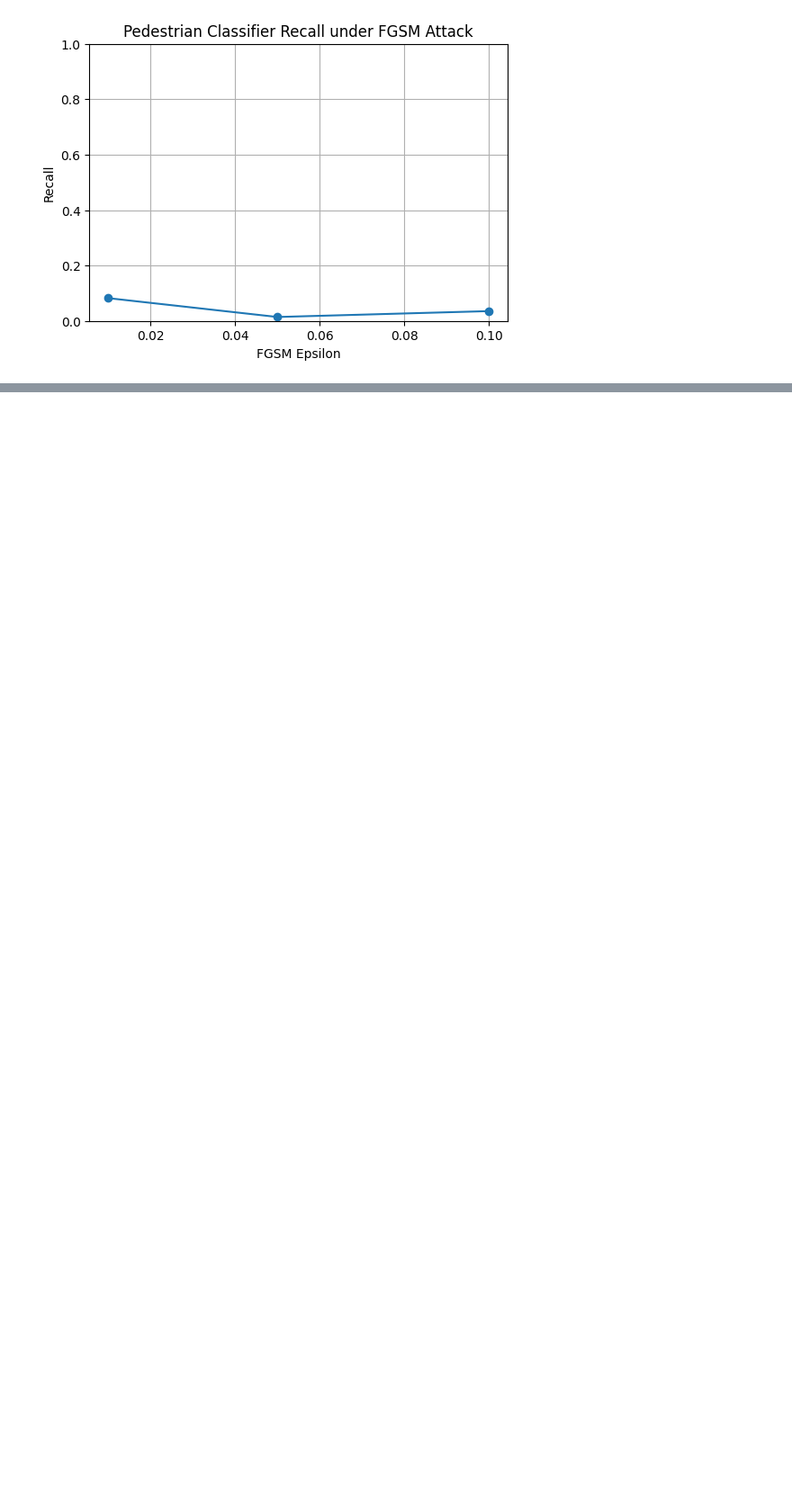
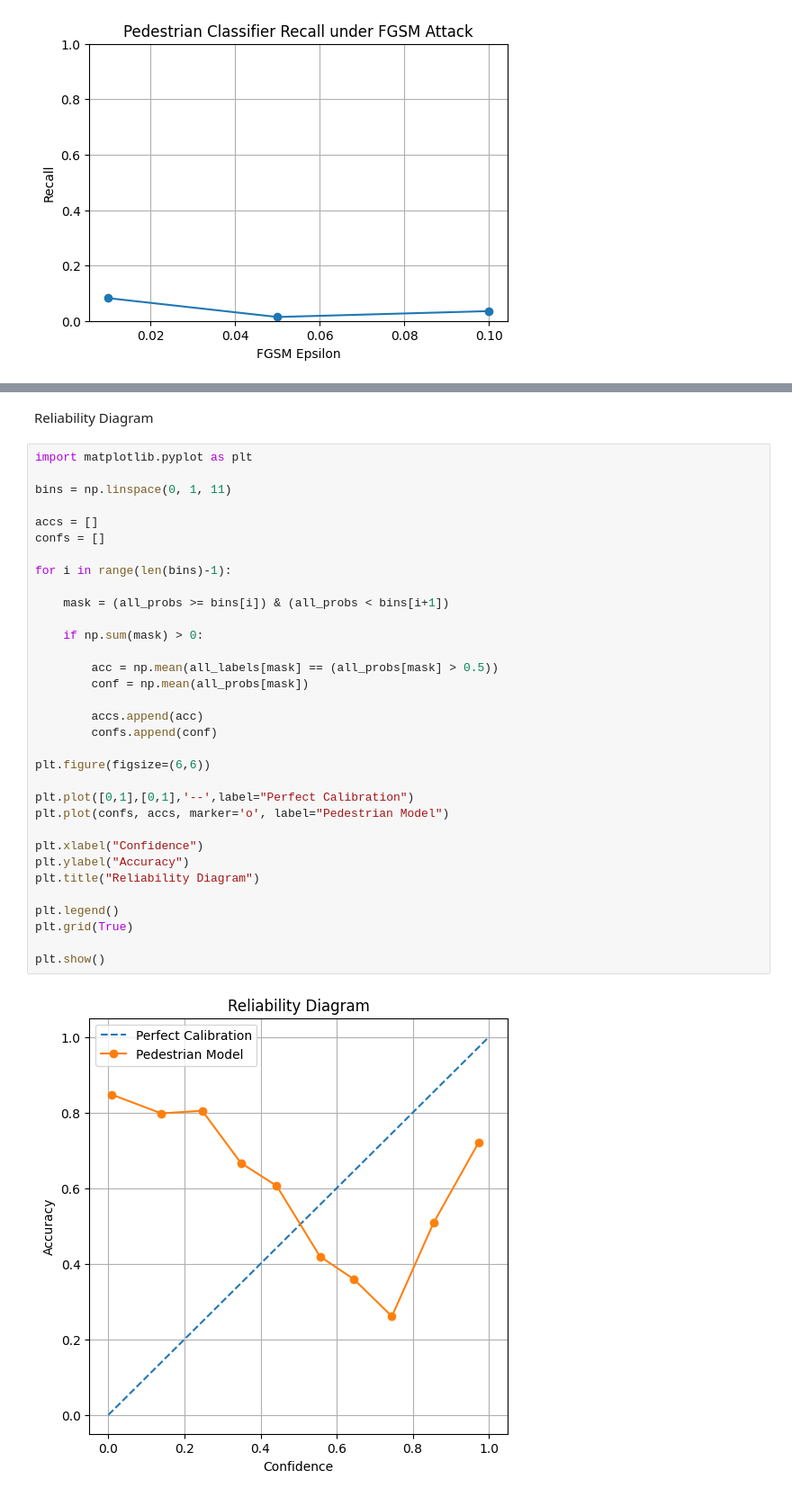
Before and after one commit to vinitdarji16/MLS-Exercise, a Jupyter notebook: MLS_Exercise8_pedestrian.ipynb, the cells around one changed output, grey strips where cells are left out. Shown at 90% size. Cells and saved outputs as stored; diff of their text form; blank space fills up the shorter version.

Commit message:
pedestrian classifier for exercise 8_9

```diff
--- a/MLS_Exercise8_pedestrian.ipynb
+++ b/MLS_Exercise8_pedestrian.ipynb
@@ -660,0 +719,37 @@ plt.show()
+# %% [markdown]
+Reliability Diagram
+# %%
+import matplotlib.pyplot as plt
+
+bins = np.linspace(0, 1, 11)
+
+accs = []
+confs = []
+
+for i in range(len(bins)-1):
+
+    mask = (all_probs >= bins[i]) & (all_probs < bins[i+1])
+
+    if np.sum(mask) > 0:
+
+        acc = np.mean(all_labels[mask] == (all_probs[mask] > 0.5))
+        conf = np.mean(all_probs[mask])
+
+        accs.append(acc)
+        confs.append(conf)
+
+plt.figure(figsize=(6,6))
+
+plt.plot([0,1],[0,1],'--',label="Perfect Calibration")
+plt.plot(confs, accs, marker='o', label="Pedestrian Model")
+
+plt.xlabel("Confidence")
+plt.ylabel("Accuracy")
+plt.title("Reliability Diagram")
+
+plt.legend()
+plt.grid(True)
+
+plt.show()
+# %% [output]
+[figure, added]
```
Also changed, not shown: parts of 6 cells of this notebook.
